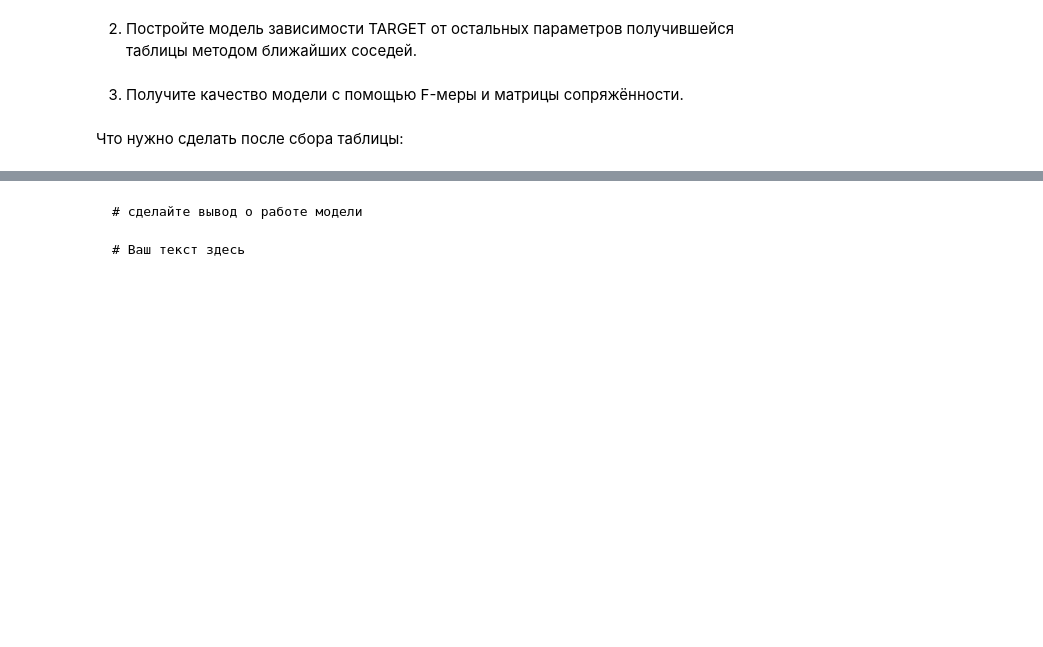
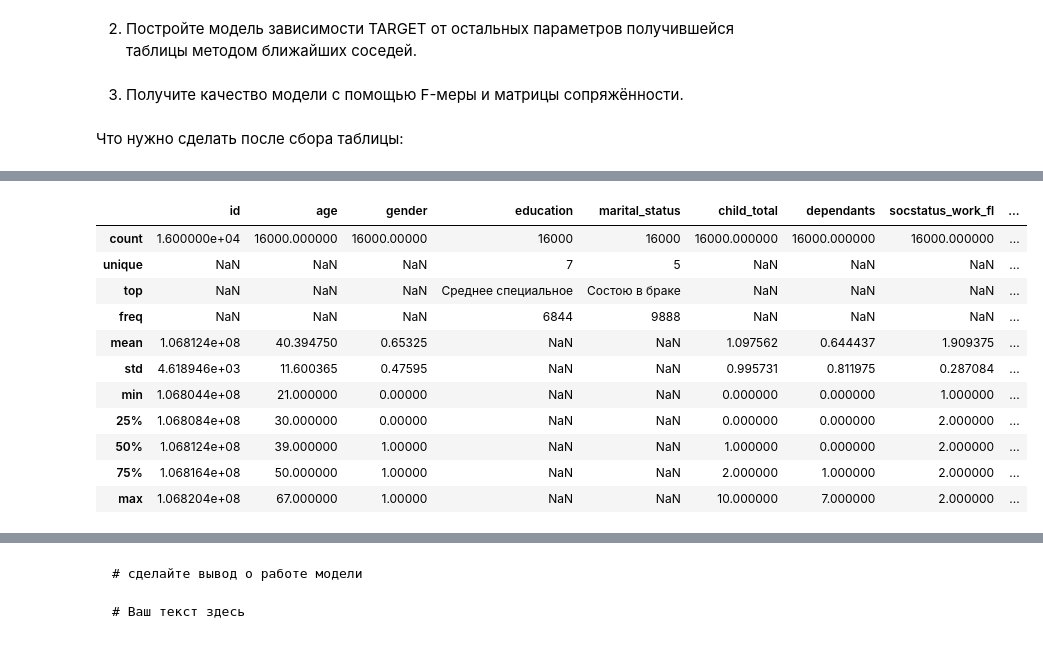
Before and after one commit to anastasiaspakovskaa/ml_course, a Jupyter notebook: knn/homework. Метод ближайших соседей.ipynb, the cells around one changed output, grey strips where cells are left out. Drawn from its saved outputs; the diff is of its cells as text; code cells hidden in the pictures; blank space fills up the shorter version.

```diff
--- a/knn/homework. Метод ближайших соседей.ipynb
+++ b/knn/homework. Метод ближайших соседей.ipynb
@@ -185,0 +236,15 @@ d_agreement_df
+# %%
+d_clients_df.describe(include='all')
+# %% [output]
+|  | id | age | gender | education | marital_status | child_total | dependants | socstatus_work_fl | ... |
+| count | 1.600000e+04 | 16000.000000 | 16000.00000 | 16000 | 16000 | 16000.000000 | 16000.000000 | 16000.000000 | ... |
+| unique | NaN | NaN | NaN | 7 | 5 | NaN | NaN | NaN | ... |
+| top | NaN | NaN | NaN | Среднее специальное | Состою в браке | NaN | NaN | NaN | ... |
+| freq | NaN | NaN | NaN | 6844 | 9888 | NaN | NaN | NaN | ... |
+| mean | 1.068124e+08 | 40.394750 | 0.65325 | NaN | NaN | 1.097562 | 0.644437 | 1.909375 | ... |
+| std | 4.618946e+03 | 11.600365 | 0.47595 | NaN | NaN | 0.995731 | 0.811975 | 0.287084 | ... |
+| min | 1.068044e+08 | 21.000000 | 0.00000 | NaN | NaN | 0.000000 | 0.000000 | 1.000000 | ... |
+| 25% | 1.068084e+08 | 30.000000 | 0.00000 | NaN | NaN | 0.000000 | 0.000000 | 2.000000 | ... |
+| 50% | 1.068124e+08 | 39.000000 | 1.00000 | NaN | NaN | 1.000000 | 0.000000 | 2.000000 | ... |
+| 75% | 1.068164e+08 | 50.000000 | 1.00000 | NaN | NaN | 2.000000 | 1.000000 | 2.000000 | ... |
+| max | 1.068204e+08 | 67.000000 | 1.00000 | NaN | NaN | 10.000000 | 7.000000 | 2.000000 | ... |
```
Also changed, not shown: parts of 40 cells of this notebook, 2 other files.
